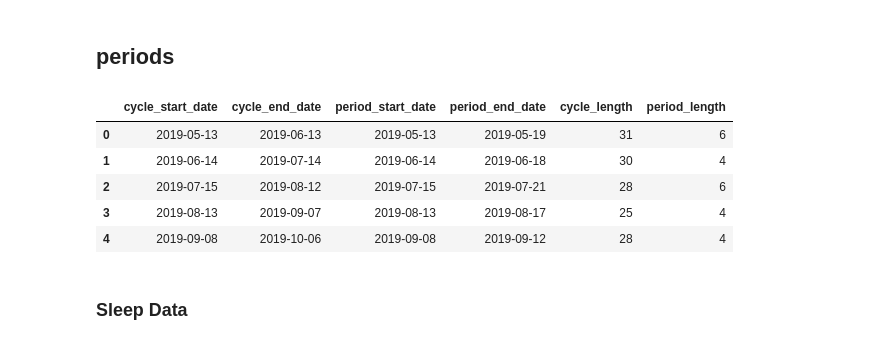
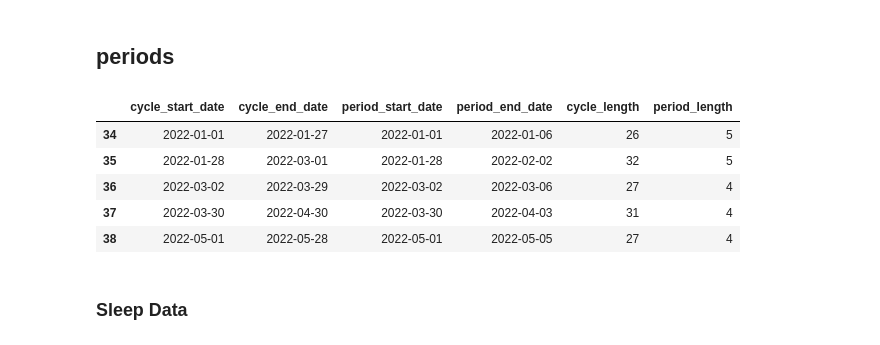
Before and after one commit to Xannadoo/DataVis_2022_project, a Jupyter notebook: Data Loading Cleaning Exploration.ipynb, the cells around one changed output. Drawn from its saved outputs; the diff is of its cells as text; code cells hidden in the pictures.

```diff
--- a/Data Loading Cleaning Exploration.ipynb
+++ b/Data Loading Cleaning Exploration.ipynb
@@ -19,20 +18,20 @@ per['cycle_length'] = per['cycle_end_date'] - per['cycle_start_date']
 per['period_length'] = per['period_end_date'] - per['period_start_date']
 per['cycle_length'] = pd.to_timedelta(per['cycle_length']).dt.days
 per['period_length'] = pd.to_timedelta(per['period_length']).dt.days
-per.drop([per.index[37], per.index[38], per.index[39]], inplace=True)
+per.drop([per.index[-1], per.index[-2], per.index[-3]], inplace=True)
 per.to_csv('interim_data/periods.csv', columns=['cycle_start_date','cycle_length','period_length'])
 # %%
 per['period_start_date'] = per['period_start_date'].dt.date
 per['period_end_date'] = per['period_end_date'].dt.date
 
-per.head()
+per.tail()
 # %% [output]
 |  | cycle_start_date | cycle_end_date | period_start_date | period_end_date | cycle_length | period_length |
-| 0 | 2019-05-13 | 2019-06-13 | 2019-05-13 | 2019-05-19 | 31 | 6 |
-| 1 | 2019-06-14 | 2019-07-14 | 2019-06-14 | 2019-06-18 | 30 | 4 |
-| 2 | 2019-07-15 | 2019-08-12 | 2019-07-15 | 2019-07-21 | 28 | 6 |
-| 3 | 2019-08-13 | 2019-09-07 | 2019-08-13 | 2019-08-17 | 25 | 4 |
-| 4 | 2019-09-08 | 2019-10-06 | 2019-09-08 | 2019-09-12 | 28 | 4 |
+| 34 | 2022-01-01 | 2022-01-27 | 2022-01-01 | 2022-01-06 | 26 | 5 |
+| 35 | 2022-01-28 | 2022-03-01 | 2022-01-28 | 2022-02-02 | 32 | 5 |
+| 36 | 2022-03-02 | 2022-03-29 | 2022-03-02 | 2022-03-06 | 27 | 4 |
+| 37 | 2022-03-30 | 2022-04-30 | 2022-03-30 | 2022-04-03 | 31 | 4 |
+| 38 | 2022-05-01 | 2022-05-28 | 2022-05-01 | 2022-05-05 | 27 | 4 |
 # %% [markdown]
 ### Sleep Data
 # %%
```
Also changed, not shown: parts of 17 cells of this notebook, 12 other files.
